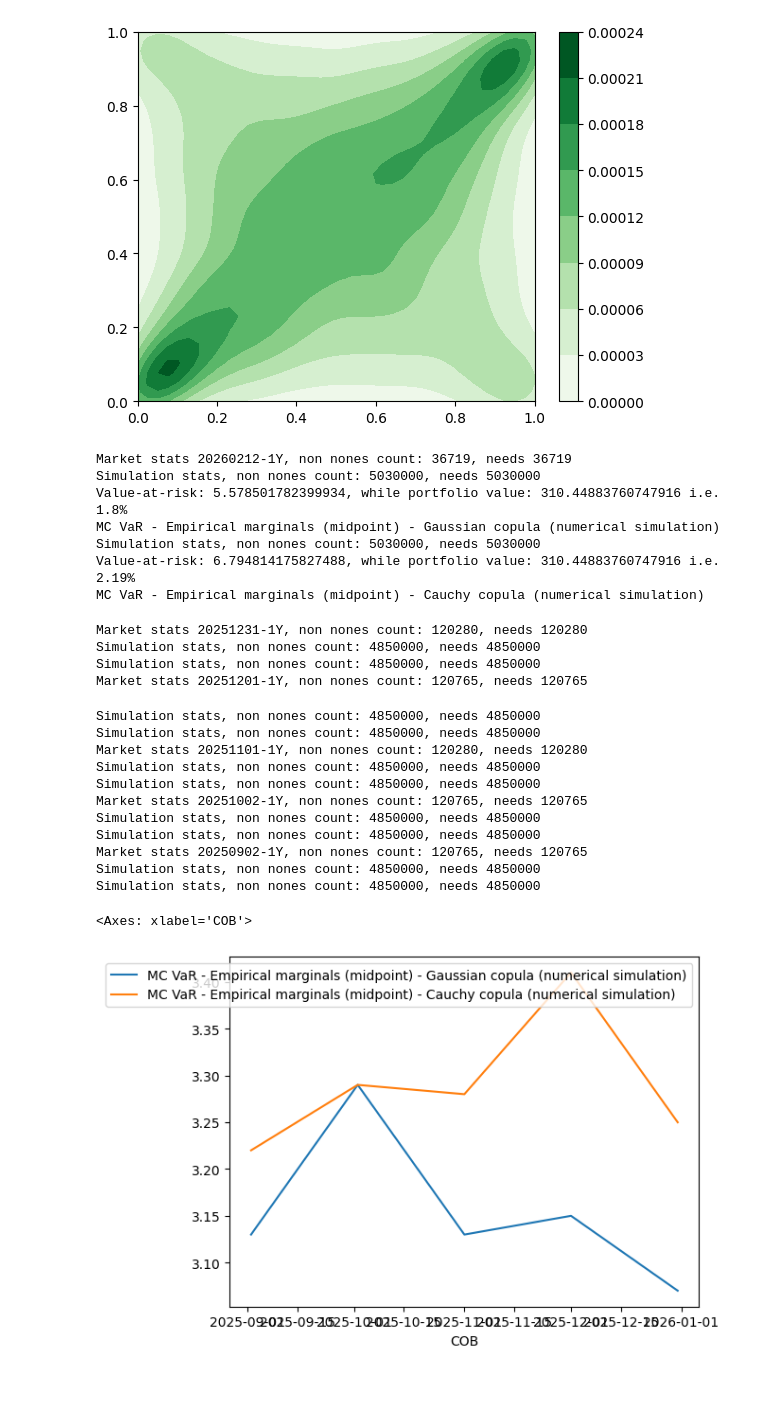
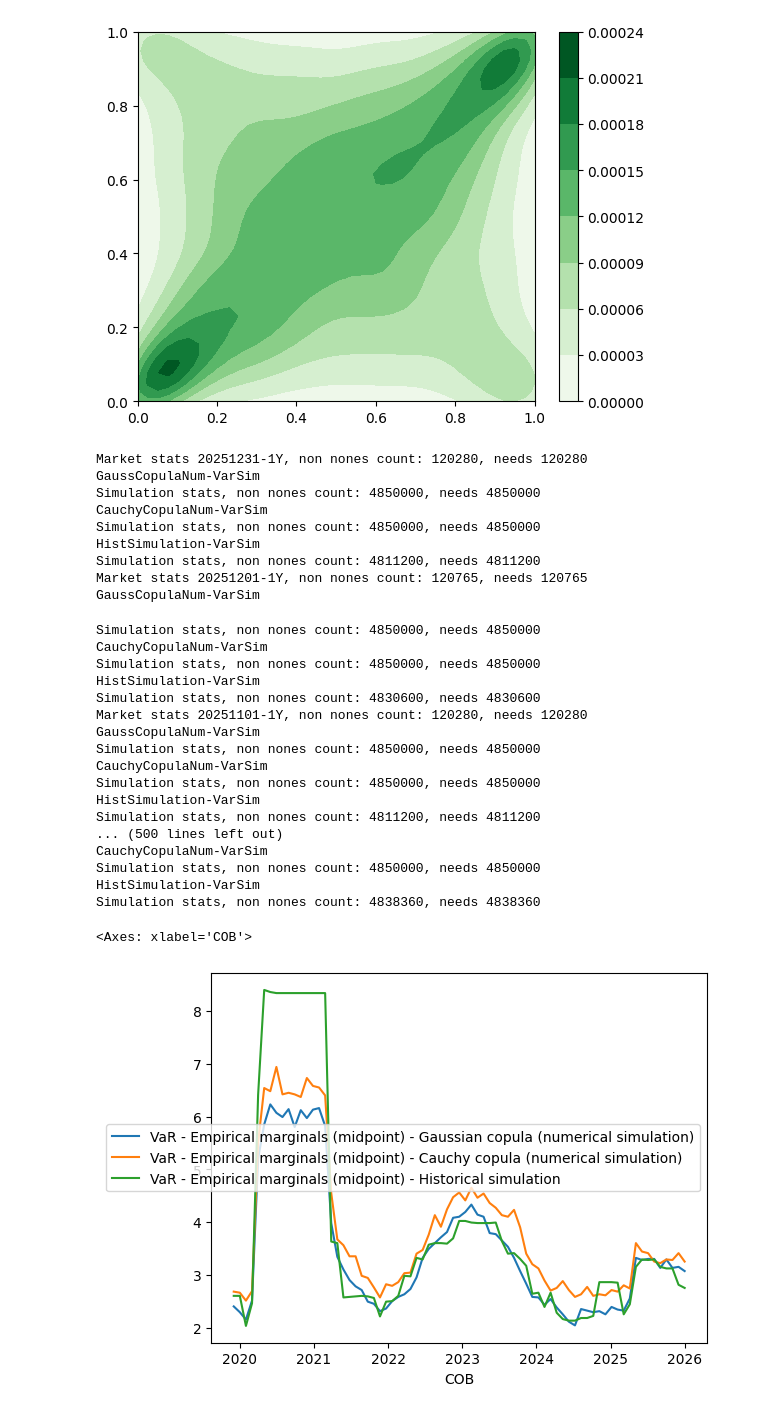
Before and after one commit to SergioArkhypov/MLCopula, a Jupyter notebook: code/study.ipynb, the cells around one changed output. Saved outputs shown, nothing was run; the diff lists cells and outputs as text; code cells hidden in the pictures; blank space fills up the shorter version.

```diff
--- a/code/study.ipynb
+++ b/code/study.ipynb
@@ -43,42 +43,6 @@ Market stats, non nones count: 774, needs 774
 [figure]
 [figure]
 [figure]
-# %%
-import market as mkt
-import jointsim as js
-import var as v
-import pandas as pd
-import numpy as np
-import os
-
-relpath = os.path.dirname(os.path.abspath(''))
-ptf_df = pd.read_csv(f'{relpath}\\data\\portfolios\\sp500.csv')
-ptf_names, ptf_wghts = list(ptf_df['Symbol']), list(ptf_df['Weight'])
-
-#name, cob_date_str, ticker_list, period, interval):
-market = mkt.Market(name='sp500', cob_date_str='20260212', ticker_list=ptf_names, period_years=3, interval='1d', cache_path='H:\\Temp')
-market.load_history()
-returns = market.get_logreturns(cob_date_str='20260212', sub_period_years=1)
-
-copula = js.GaussCopulaNum(returns, [1.0]*len(ptf_names), seed=0)
-port_var = v.MCVar(returns, market.spot, copula, np.array(ptf_wghts), method='midpoint')
-port_var.calculate_pnls(10000)
-print(f'Value-at-risk: {port_var.get_quantile(0.99)}, while portfolio value: {port_var.get_port_value()} i.e. {round(port_var.get_quantile(0.99)/port_var.get_port_value()*100,2)}%')
-print(port_var.name)
-
-copula = js.CauchyCopulaNum(returns, [1.0]*len(ptf_names), seed=0)
-port_var = v.MCVar(returns, market.spot, copula, np.array(ptf_wghts), method='midpoint')
-port_var.calculate_pnls(10000)
-print(f'Value-at-risk: {port_var.get_quantile(0.99)}, while portfolio value: {port_var.get_port_value()} i.e. {round(port_var.get_quantile(0.99)/port_var.get_port_value()*100,2)}%')
-print(port_var.name)
-# %% [output]
-Market stats 20260212-1Y, non nones count: 36719, needs 36719
-Simulation stats, non nones count: 5030000, needs 5030000
-Value-at-risk: 5.578501782399934, while portfolio value: 310.44883760747916 i.e. 1.8%
-MC VaR - Empirical marginals (midpoint) - Gaussian copula (numerical simulation)
-Simulation stats, non nones count: 5030000, needs 5030000
-Value-at-risk: 6.794814175827488, while portfolio value: 310.44883760747916 i.e. 2.19%
-MC VaR - Empirical marginals (midpoint) - Cauchy copula (numerical simulation)
 # %%
 import market as mkt
 import jointsim as js
@@ -96,50 +60,62 @@ cob_date_str='20251231'
 market = mkt.Market(name='sp500', cob_date_str=cob_date_str, ticker_list=ptf_names, period_years=7, interval='1d', cache_path='C:\\Temp')
 market.load_history()
 
-meth_list = [('GaussCopulaNum', 'MCVar'), ('CauchyCopulaNum', 'MCVar')]
+meth_list = [('GaussCopulaNum', 'VarSim'), ('CauchyCopulaNum', 'VarSim'), ('HistSimulation', 'VarSim')]
 
 res = pd.DataFrame(data=None, columns=range(len(meth_list)+1))
-for i in range(5):
+for i in range(75):
     new_cob_date = datetime.strptime(cob_date_str, '%Y%m%d').date() - timedelta(days=30*i)
     returns = market.get_logreturns(cob_date_str=new_cob_date.strftime('%Y%m%d'), sub_period_years=1)
     date_res = [new_cob_date]
     col_res = ['COB']
 
     for meth in meth_list:
+        print(f'{meth[0]}-{meth[1]}')
         copula = getattr(js, meth[0])
         joint_sim = copula(returns, [1.0]*len(ptf_names), seed=0)
 
         var_meth = getattr(v, meth[1])
         port_sim = var_meth(returns, market.spot, joint_sim, np.array(ptf_wghts), method='midpoint')
         port_sim.calculate_pnls(10000)
         port_var = round(port_sim.get_quantile(0.99)/port_sim.get_port_value()*100,2)
         date_res.append(port_var)
         col_res.append(port_sim.name)
 
     res.columns = col_res
     res_temp = pd.DataFrame(data=[date_res], columns=col_res)
     res = pd.concat([res, res_temp], ignore_index=True)
 
 res.set_index('COB', inplace=True)
 res = res.sort_index()
 res.to_csv('C:\\Temp\\var.csv')
 res.plot()
 #todo 2) result stats i.e. multi quantile etc. 3) logging /storing with decorator
 # %% [output]
 Market stats 20251231-1Y, non nones count: 120280, needs 120280
+GaussCopulaNum-VarSim
 Simulation stats, non nones count: 4850000, needs 4850000
+CauchyCopulaNum-VarSim
 Simulation stats, non nones count: 4850000, needs 4850000
+HistSimulation-VarSim
+Simulation stats, non nones count: 4811200, needs 4811200
 Market stats 20251201-1Y, non nones count: 120765, needs 120765
+GaussCopulaNum-VarSim
 Simulation stats, non nones count: 4850000, needs 4850000
+CauchyCopulaNum-VarSim
 Simulation stats, non nones count: 4850000, needs 4850000
+HistSimulation-VarSim
+Simulation stats, non nones count: 4830600, needs 4830600
 Market stats 20251101-1Y, non nones count: 120280, needs 120280
+GaussCopulaNum-VarSim
 Simulation stats, non nones count: 4850000, needs 4850000
+CauchyCopulaNum-VarSim
 Simulation stats, non nones count: 4850000, needs 4850000
-Market stats 20251002-1Y, non nones count: 120765, needs 120765
+HistSimulation-VarSim
+Simulation stats, non nones count: 4811200, needs 4811200
+... (500 lines left out)
+CauchyCopulaNum-VarSim
 Simulation stats, non nones count: 4850000, needs 4850000
-Simulation stats, non nones count: 4850000, needs 4850000
-Market stats 20250902-1Y, non nones count: 120765, needs 120765
-Simulation stats, non nones count: 4850000, needs 4850000
-Simulation stats, non nones count: 4850000, needs 4850000
+HistSimulation-VarSim
+Simulation stats, non nones count: 4838360, needs 4838360
 <Axes: xlabel='COB'>
-[figure, old version]
+[figure, new version]
```
Also changed, not shown: 2 other files.
